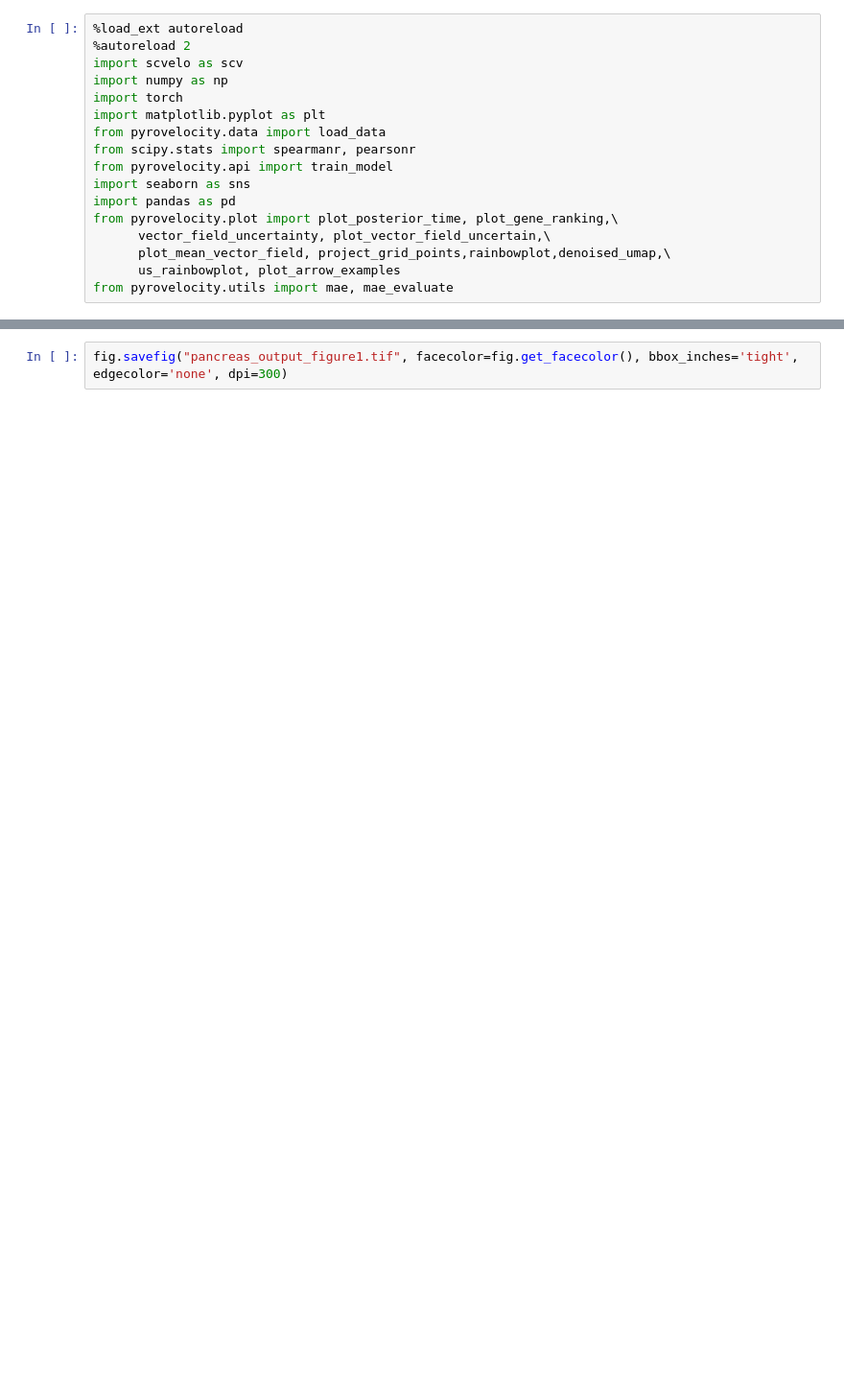
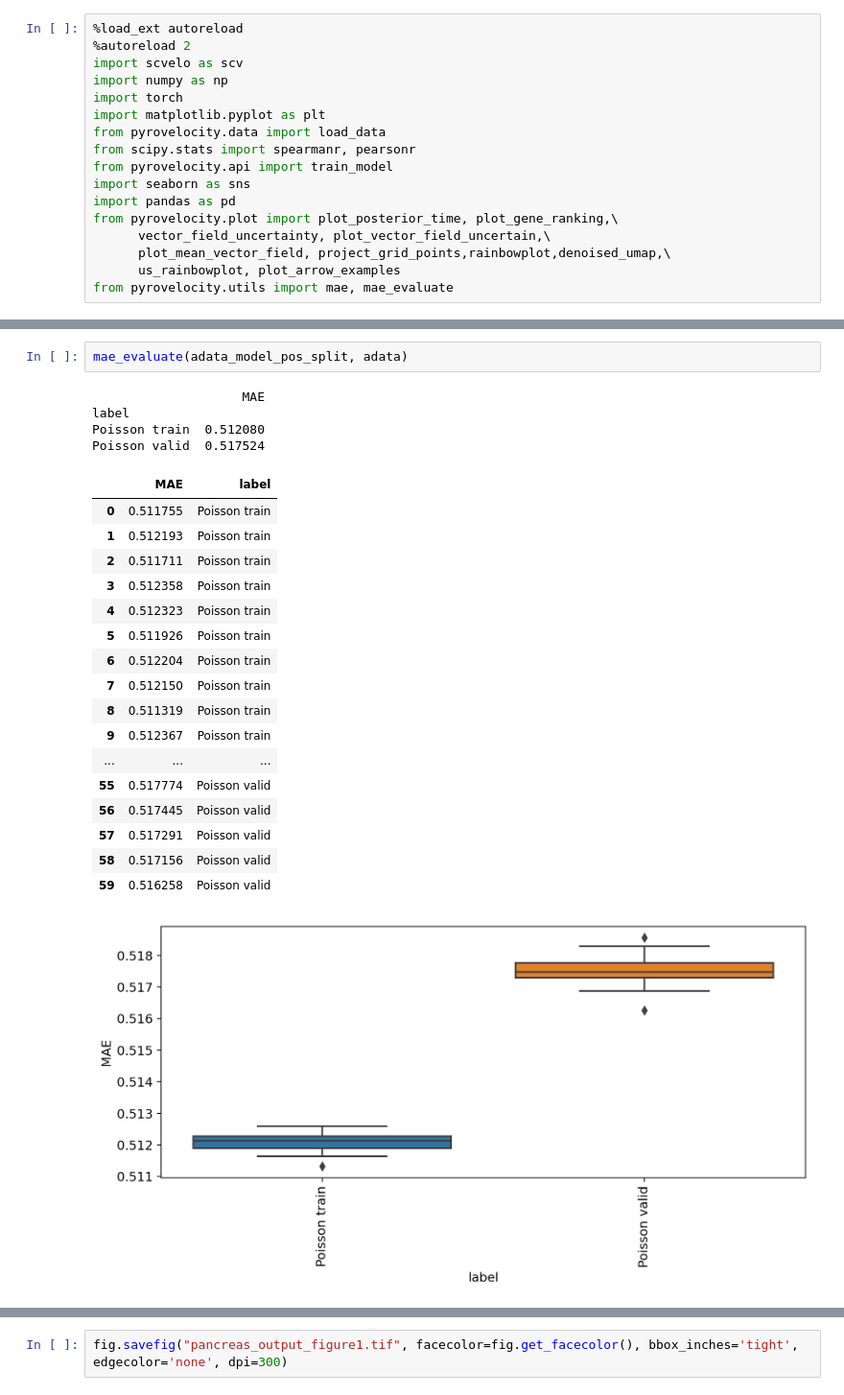
Before and after one commit to pinellolab/pyrovelocity, a Jupyter notebook: docs/source/notebooks/pancreas.ipynb, the cells around one changed output, grey strips where cells are left out. Shown at 96% size. Saved outputs shown, nothing was run; the diff lists cells and outputs as text; blank space fills up the shorter version.

```diff
--- a/docs/source/notebooks/pancreas.ipynb
+++ b/docs/source/notebooks/pancreas.ipynb
@@ -91 +138,26 @@ AnnData object with n_obs × n_vars = 3696 × 2000
+# %%
+mae_evaluate(adata_model_pos_split, adata)
+# %% [output]
+                    MAE
+label
+Poisson train  0.512080
+Poisson valid  0.517524
+|  | MAE | label |
+| 0 | 0.511755 | Poisson train |
+| 1 | 0.512193 | Poisson train |
+| 2 | 0.511711 | Poisson train |
+| 3 | 0.512358 | Poisson train |
+| 4 | 0.512323 | Poisson train |
+| 5 | 0.511926 | Poisson train |
+| 6 | 0.512204 | Poisson train |
+| 7 | 0.512150 | Poisson train |
+| 8 | 0.511319 | Poisson train |
+| 9 | 0.512367 | Poisson train |
+| ... | ... | ... |
+| 55 | 0.517774 | Poisson valid |
+| 56 | 0.517445 | Poisson valid |
+| 57 | 0.517291 | Poisson valid |
+| 58 | 0.517156 | Poisson valid |
+| 59 | 0.516258 | Poisson valid |
+[figure, added]
 # %% [markdown]
```
Also changed, not shown: parts of 21 cells of this notebook.
